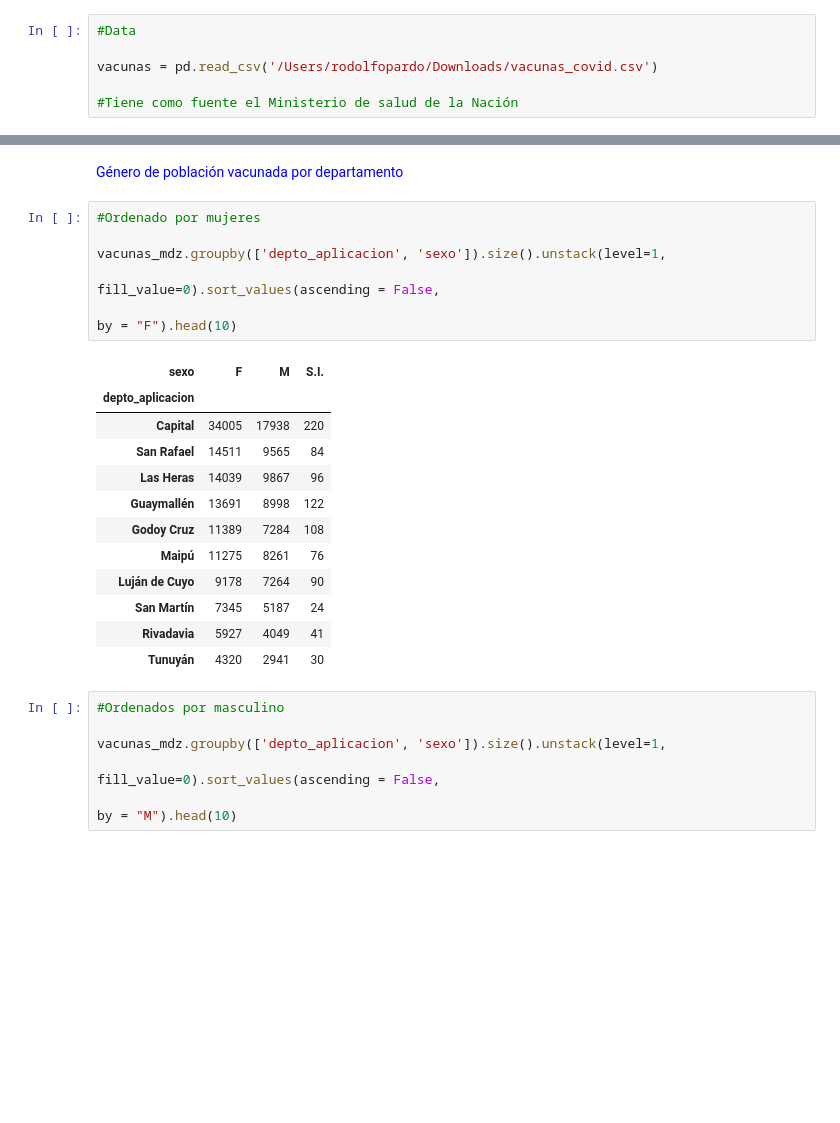
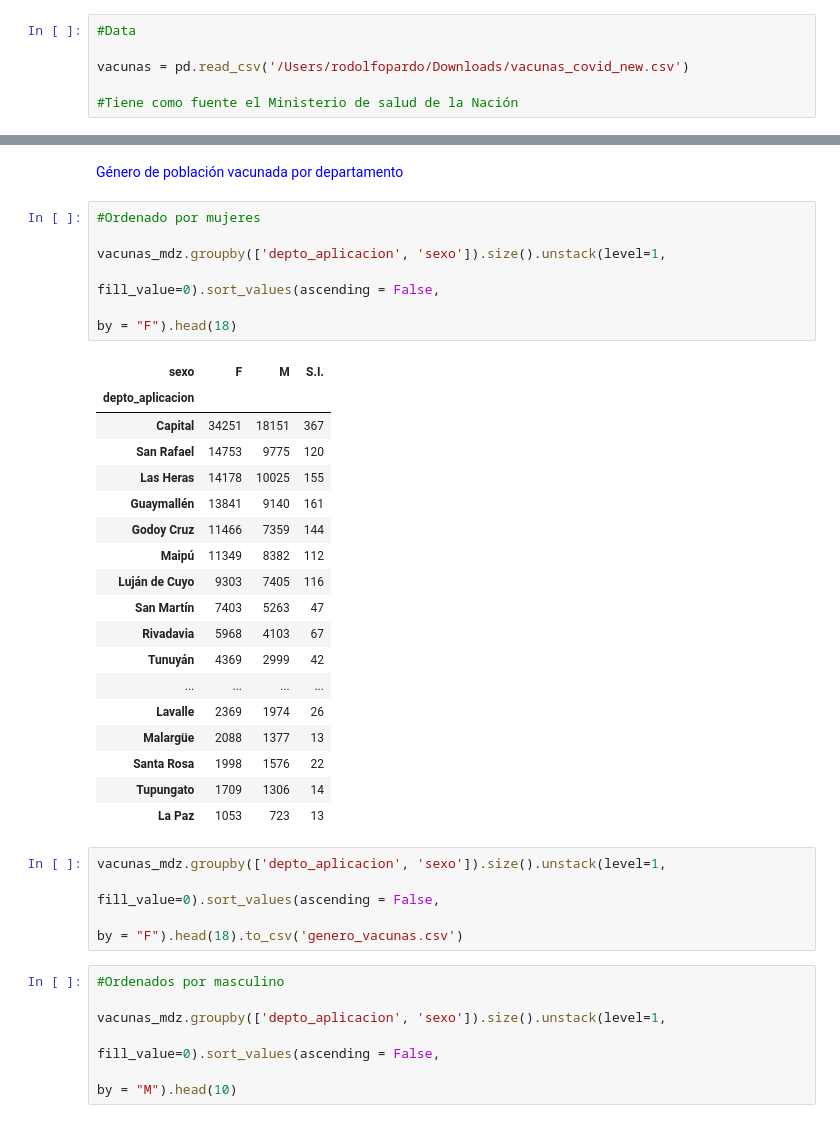
Before and after one commit to rodolfopardo/vacunasmendoza, a Jupyter notebook: Vacunas Mendoza.ipynb, the cells around one changed output, grey strips where cells are left out. Saved outputs shown, nothing was run; the diff lists cells and outputs as text; blank space fills up the shorter version.

```diff
--- a/Vacunas Mendoza.ipynb
+++ b/Vacunas Mendoza.ipynb
@@ -11,7 +11,7 @@ plt.style.use('fivethirtyeight')
 # %%
 #Data
 
-vacunas = pd.read_csv('/Users/rodolfopardo/Downloads/vacunas_covid.csv')
+vacunas = pd.read_csv('/Users/rodolfopardo/Downloads/vacunas_covid_new.csv')
 
 #Tiene como fuente el Ministerio de salud de la Nación
 # %% [markdown]
@@ -207,22 +191,32 @@ vacunas_mdz.groupby(['depto_aplicacion', 'vacuna']).size().unstack(level=1,
 # %%
 #Ordenado por mujeres
 
 vacunas_mdz.groupby(['depto_aplicacion', 'sexo']).size().unstack(level=1,
                                                                    fill_value=0).sort_values(ascending = False,
-                                                                                                      by = "F").head(10)
+                                                                                                      by = "F").head(18)
 # %% [output]
 | sexo | F | M | S.I. |
 | depto_aplicacion |  |  |  |
-| Capital | 34005 | 17938 | 220 |
-| San Rafael | 14511 | 9565 | 84 |
-| Las Heras | 14039 | 9867 | 96 |
-| Guaymallén | 13691 | 8998 | 122 |
-| Godoy Cruz | 11389 | 7284 | 108 |
-| Maipú | 11275 | 8261 | 76 |
-| Luján de Cuyo | 9178 | 7264 | 90 |
-| San Martín | 7345 | 5187 | 24 |
-| Rivadavia | 5927 | 4049 | 41 |
-| Tunuyán | 4320 | 2941 | 30 |
+| Capital | 34251 | 18151 | 367 |
+| San Rafael | 14753 | 9775 | 120 |
+| Las Heras | 14178 | 10025 | 155 |
+| Guaymallén | 13841 | 9140 | 161 |
+| Godoy Cruz | 11466 | 7359 | 144 |
+| Maipú | 11349 | 8382 | 112 |
+| Luján de Cuyo | 9303 | 7405 | 116 |
+| San Martín | 7403 | 5263 | 47 |
+| Rivadavia | 5968 | 4103 | 67 |
+| Tunuyán | 4369 | 2999 | 42 |
+| ... | ... | ... | ... |
+| Lavalle | 2369 | 1974 | 26 |
+| Malargüe | 2088 | 1377 | 13 |
+| Santa Rosa | 1998 | 1576 | 22 |
+| Tupungato | 1709 | 1306 | 14 |
+| La Paz | 1053 | 723 | 13 |
+# %%
+vacunas_mdz.groupby(['depto_aplicacion', 'sexo']).size().unstack(level=1,
+                                                                   fill_value=0).sort_values(ascending = False,
+                                                                                                      by = "F").head(18).to_csv('genero_vacunas.csv')
 # %%
 #Ordenados por masculino
 
```
Also changed, not shown: parts of 5 cells of this notebook, 3 other files.
